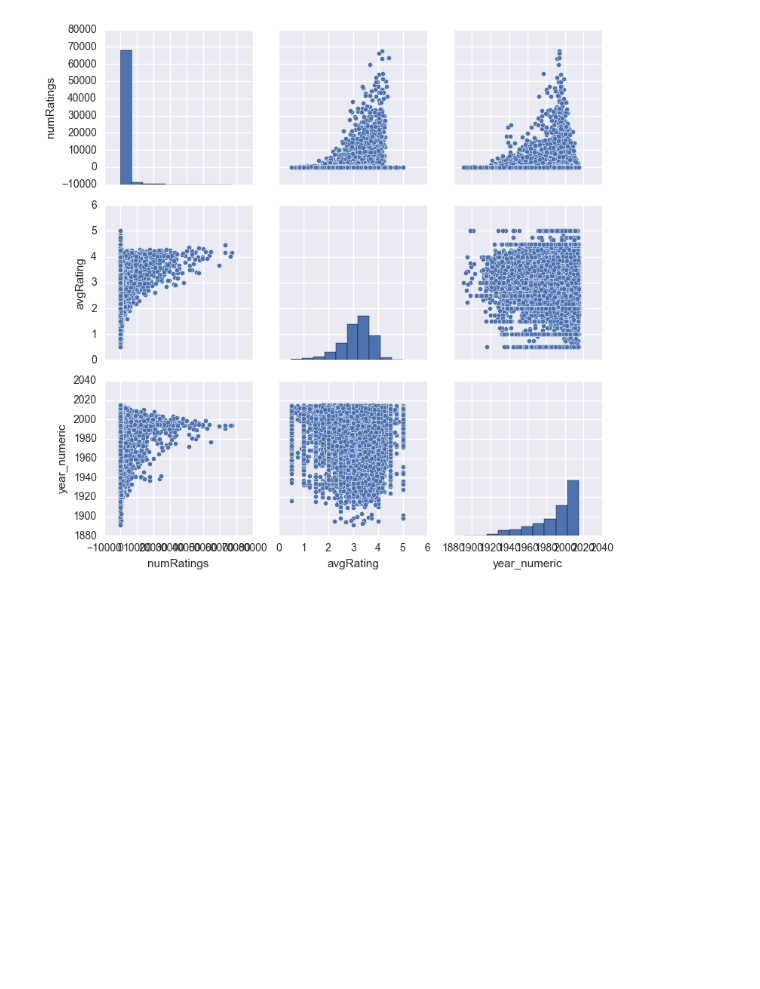
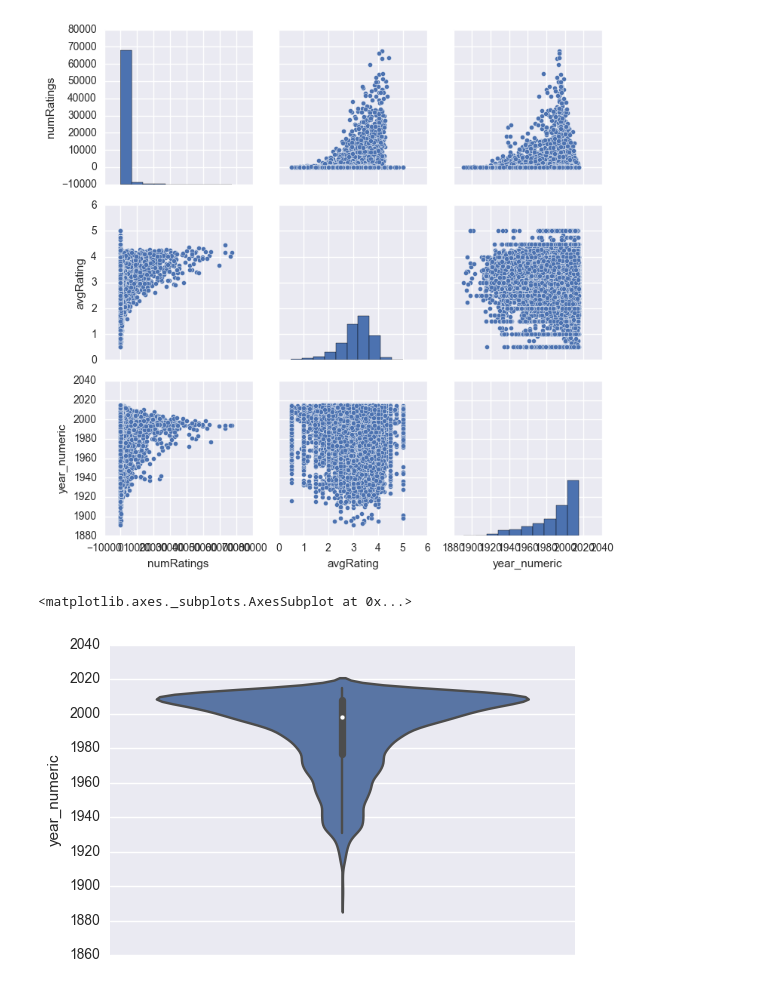
Before and after one commit to margaretpearce/movielens-spark, a Jupyter notebook: movie_ratings_cleaning.ipynb, the cells around one changed output. Cells and saved outputs as stored; diff of their text form; code cells hidden in the pictures; blank space fills up the shorter version.

Commit message:
violin plots

```diff
--- a/movie_ratings_cleaning.ipynb
+++ b/movie_ratings_cleaning.ipynb
@@ -189,3 +189,8 @@ sns.pairplot(nongenre_fields)
 # %% [output]
 <seaborn.axisgrid.PairGrid at 0x...>
 [figure]
+# %%
+sns.violinplot(y=nongenre_fields["year_numeric"])
+# %% [output]
+<matplotlib.axes._subplots.AxesSubplot at 0x...>
+[figure, added]
```
Also changed, not shown: parts of 6 cells of this notebook.
